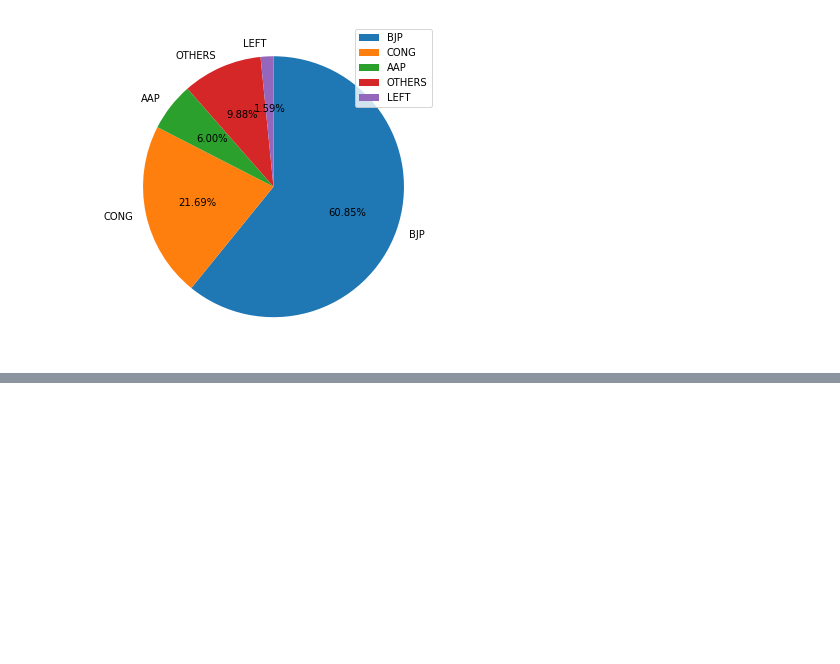
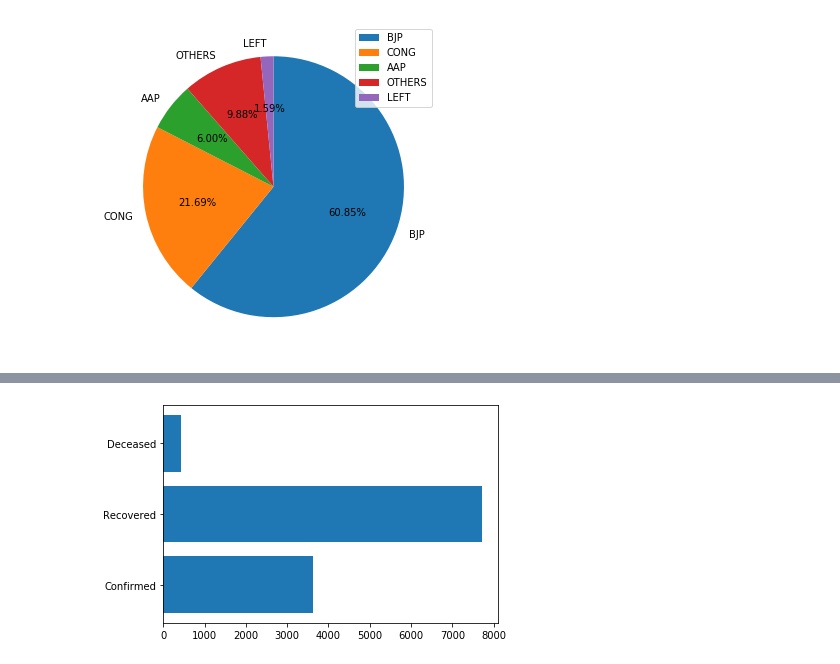
Before and after one commit to brainmentorspvtltd/NITTTR_DataAnalysisOnlineFDP, a Jupyter notebook: MatplotlibCodes.ipynb, the cells around one changed output, grey strips where cells are left out. Drawn from its saved outputs; the diff is of its cells as text; code cells hidden in the pictures; blank space fills up the shorter version.

```diff
--- a/MatplotlibCodes.ipynb
+++ b/MatplotlibCodes.ipynb
@@ -20,0 +48,5 @@ plt.show()
+# %%
+plt.barh(df['status'], df['dl'])
+plt.show()
+# %% [output]
+[figure, added]
```
Also changed, not shown: parts of 11 cells of this notebook, 2 other files.
